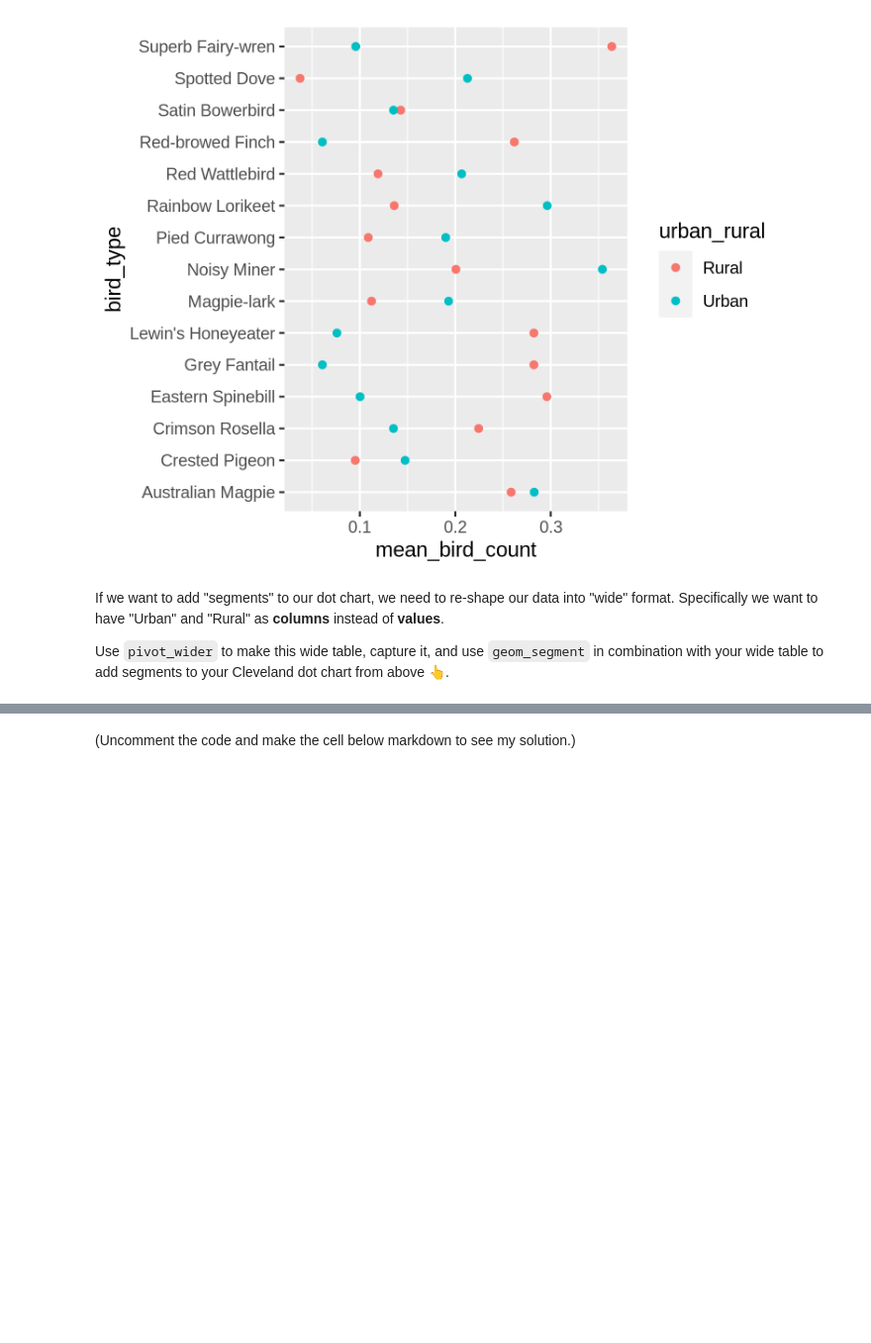
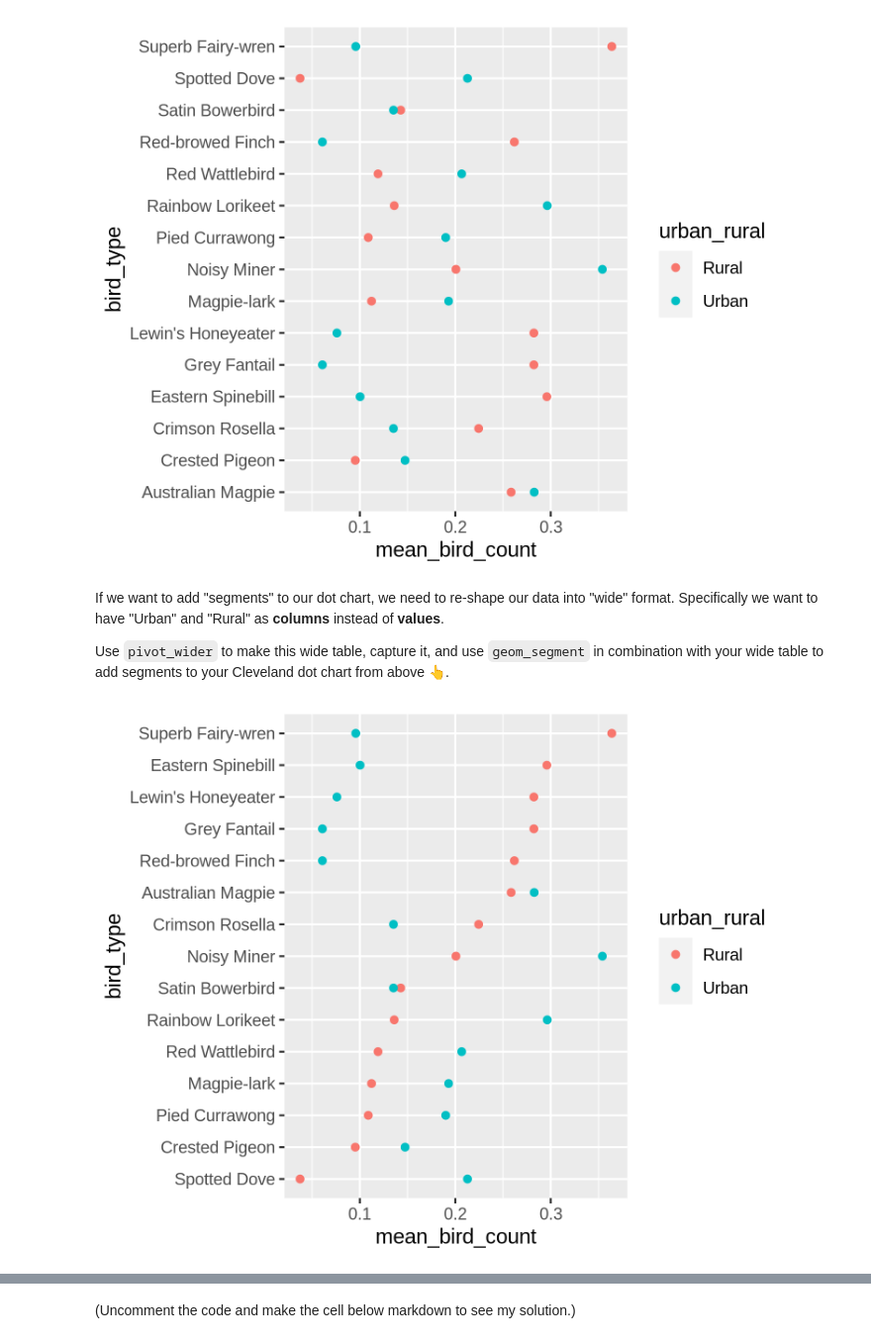
Before and after one commit to avbell22/Bios512, a Jupyter notebook: Lecture19_InClassExercise_PivotPractice2.ipynb, the cells around one changed output, grey strips where cells are left out. Shown: that part at 99% size. Drawn from its saved outputs; the diff is of its cells as text; code cells hidden in the pictures; blank space fills up the shorter version.

```diff
--- a/Lecture19_InClassExercise_PivotPractice2.ipynb
+++ b/Lecture19_InClassExercise_PivotPractice2.ipynb
@@ -66,3 +66,12 @@ df_mean_bird_count = df_birdbath %>%
     summarize(mean_bird_count = mean(bird_count), .groups = 'drop') %>%
     arrange(urban_rural, mean_bird_count) %>%
     mutate(bird_type = fct_inorder(bird_type))
+# %%
+p = ggplot(df_mean_bird_count,
+           aes(x = mean_bird_count, y = bird_type, color = urban_rural))
+
+p = p +geom_point()
+
+p
+# %% [output]
+[figure, added]
```
Also changed, not shown: parts of 4 cells of this notebook, 4 other files.
